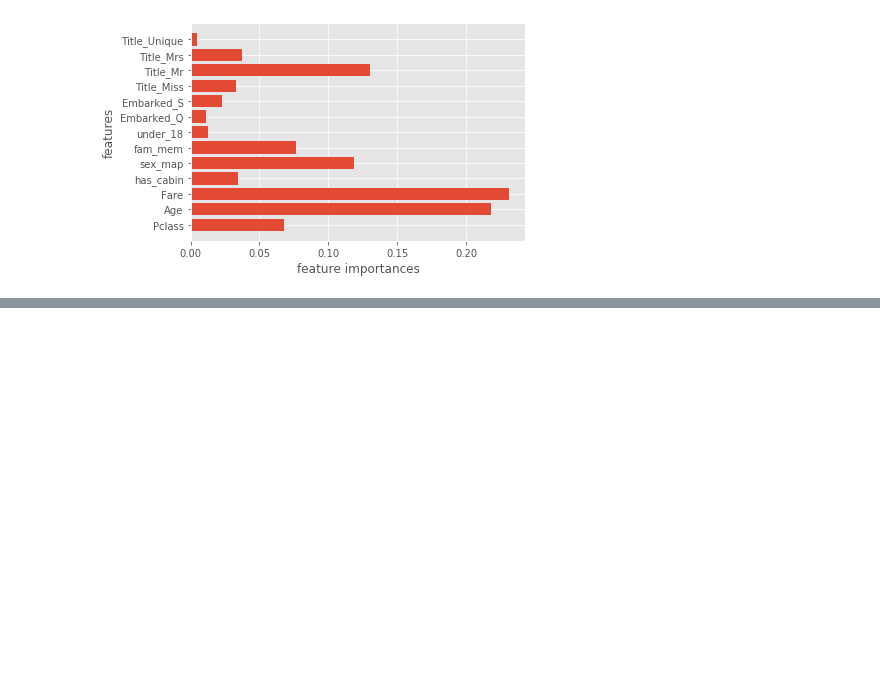
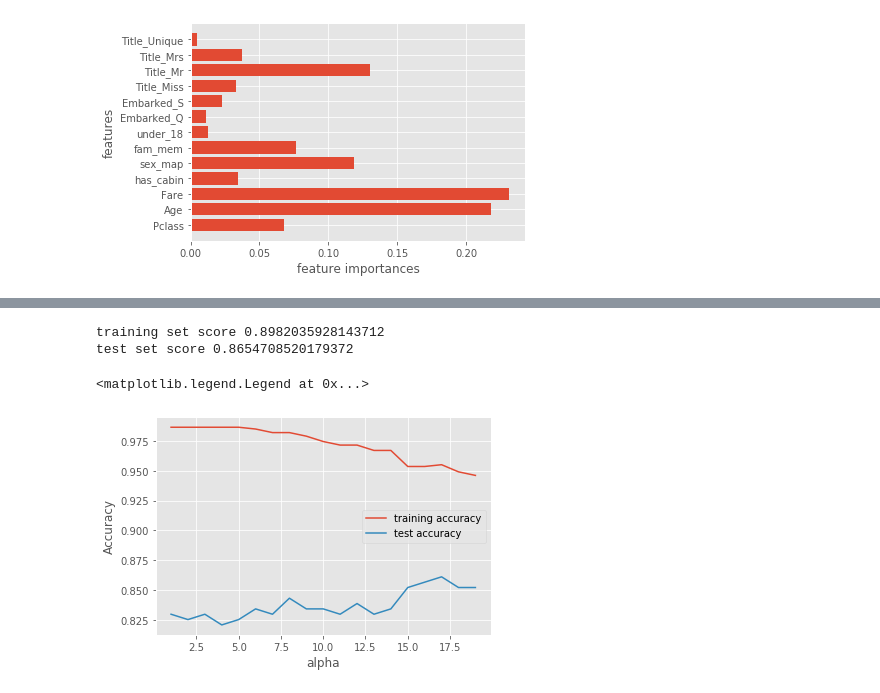
Before and after one commit to cudemans/titanic-kaggle, a Jupyter notebook: kaggle-titanic.ipynb, the cells around one changed output, grey strips where cells are left out. Cells and saved outputs as stored; diff of their text form; code cells hidden in the pictures; blank space fills up the shorter version.

```diff
--- a/kaggle-titanic.ipynb
+++ b/kaggle-titanic.ipynb
@@ -278,0 +297,3 @@ feature_importance(rf)
+# %%
+lr = LogisticRegression(C=1000, random_state=0, max_iter=10000)
+lr.fit(X_train, y_train)
@@ -278,0 +312,4 @@ feature_importance(rf)
+# %%
+from sklearn.ensemble import GradientBoostingClassifier
+gbc = GradientBoostingClassifier(learning_rate=0.1, max_depth=4, min_samples_leaf=17, random_state=0)
+gbc.fit(X_train, y_train)
@@ -278,0 +327,28 @@ feature_importance(rf)
+# %%
+print("training set score {}".format(gbc.score(X_train, y_train)))
+print("test set score {}".format(gbc.score(X_test, y_test)))
+# %% [output]
+training set score 0.8982035928143712
+test set score 0.8654708520179372
+# %%
+#try leaves from 1 to 20
+leaf_settings = range(1, 20, 1)
+
+training_accuracy = []
+test_accuracy = []
+
+for n_leafs in leaf_settings:
+    gbc = GradientBoostingClassifier(learning_rate=0.1, max_depth=10, min_samples_leaf=n_leafs, random_state=0)
+    gbc.fit(X_train, y_train)
+    training_accuracy.append(gbc.score(X_train, y_train))
+    test_accuracy.append(gbc.score(X_test, y_test))
+
+
+plt.plot(leaf_settings, training_accuracy, label='training accuracy')
+plt.plot(leaf_settings, test_accuracy, label='test accuracy')
+plt.ylabel('Accuracy')
+plt.xlabel('alpha')
+plt.legend()
+# %% [output]
+<matplotlib.legend.Legend at 0x...>
+[figure, added]
```
Also changed, not shown: parts of 8 cells of this notebook.
